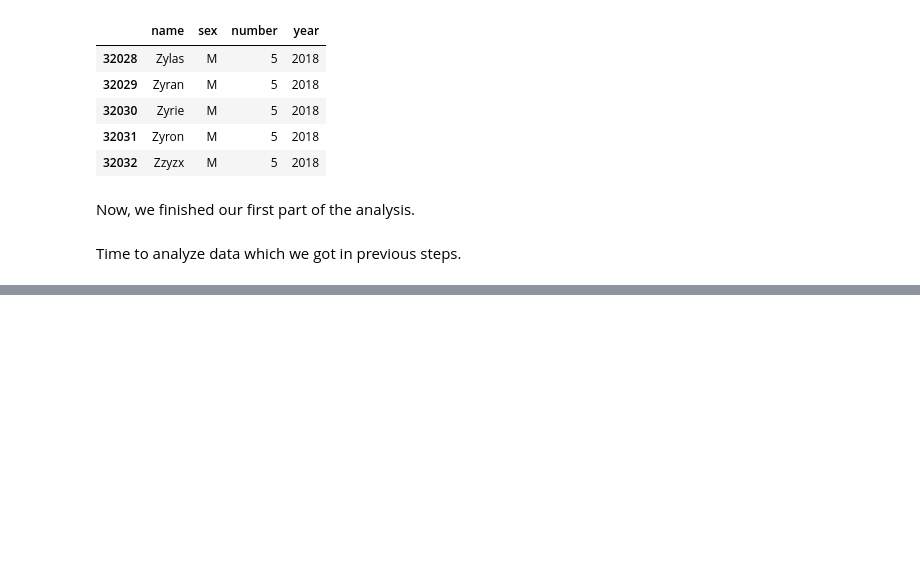
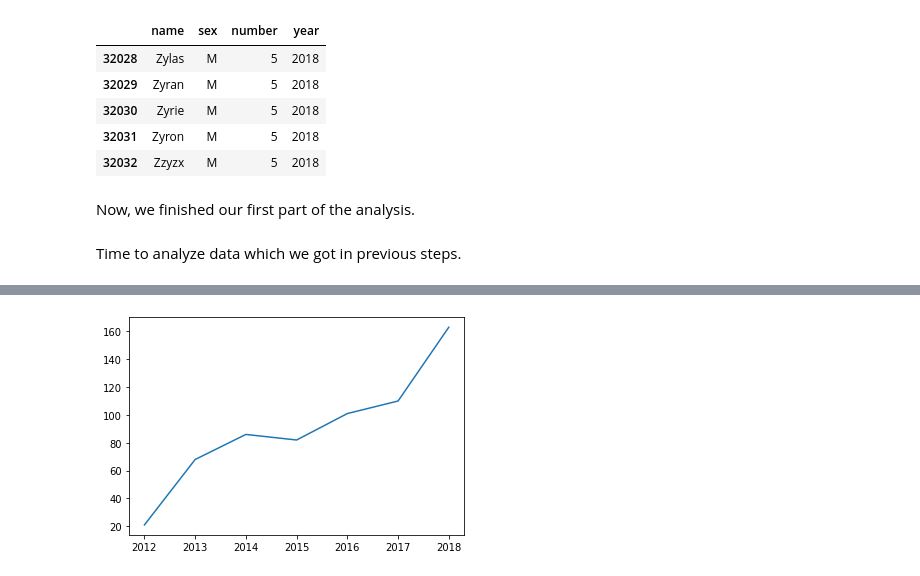
Before and after one commit to BurhanH/data-analysis, a Jupyter notebook: baby-names-analysis/Baby names analysis.ipynb, the cells around one changed output, grey strips where cells are left out. Saved outputs shown, nothing was run; the diff lists cells and outputs as text; code cells hidden in the pictures; blank space fills up the shorter version.

```diff
--- a/baby-names-analysis/Baby names analysis.ipynb
+++ b/baby-names-analysis/Baby names analysis.ipynb
@@ -109,3 +107,11 @@ years.tail()
 Now, we finished our first part of the analysis.
 # %% [markdown]
 Time to analyze data which we got in previous steps.
+# %%
+# Let's sort extracted data
+
+years_indexed = years.set_index(['sex', 'name', 'year']).sort_index()
+
+# and check results
+
+years_indexed
@@ -111,0 +140,13 @@ Time to analyze data which we got in previous steps.
+# %%
+# Now we need data processing to get proper (targeting) results
+
+def plot_name(sex, name):
+    data = years_indexed.loc[sex, name]
+
+    pp.plot(data.index, data.values)
+# %%
+# Let's try to search Daenerys Targaryen
+
+plot_name('F', 'Daenerys')
+# %% [output]
+[figure, added]
```
Also changed, not shown: parts of 13 cells of this notebook.
